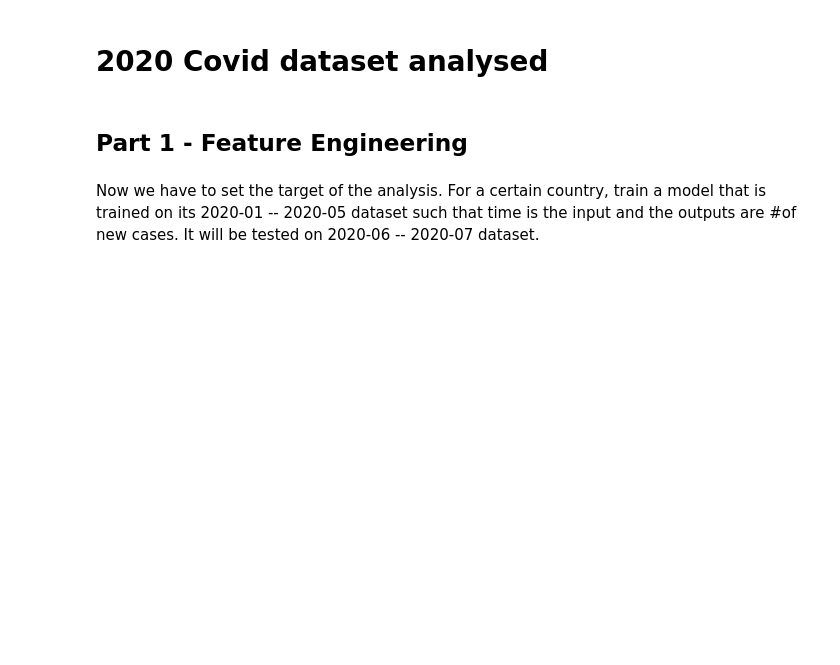
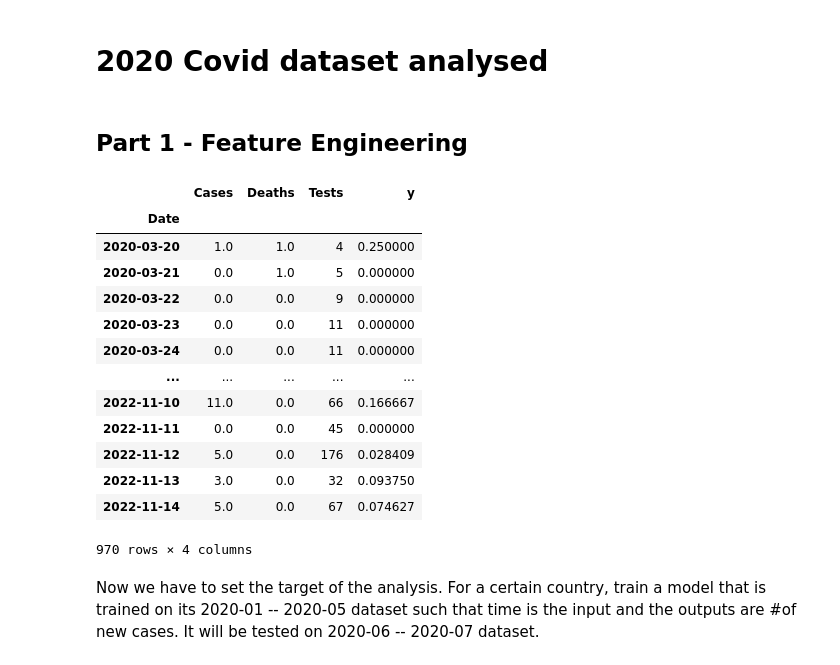
Before and after one commit to eduardburlacu/CERI_HackX, a Jupyter notebook: Covid_Cases_Predictor-main/Covid_Predictor_Main.ipynb, the cells around one changed output. Drawn from its saved outputs; the diff is of its cells as text; code cells hidden in the pictures; blank space fills up the shorter version.

```diff
--- a/Covid_Cases_Predictor-main/Covid_Predictor_Main.ipynb
+++ b/Covid_Cases_Predictor-main/Covid_Predictor_Main.ipynb
@@ -10,3 +26,20 @@ from tensorflow import keras
+# %%
+list_of_county[0][1]
+# %% [output]
+|  | Cases | Deaths | Tests | y |
+| Date |  |  |  |  |
+| 2020-03-20 | 1.0 | 1.0 | 4 | 0.250000 |
+| 2020-03-21 | 0.0 | 1.0 | 5 | 0.000000 |
+| 2020-03-22 | 0.0 | 0.0 | 9 | 0.000000 |
+| 2020-03-23 | 0.0 | 0.0 | 11 | 0.000000 |
+| 2020-03-24 | 0.0 | 0.0 | 11 | 0.000000 |
+| ... | ... | ... | ... | ... |
+| 2022-11-10 | 11.0 | 0.0 | 66 | 0.166667 |
+| 2022-11-11 | 0.0 | 0.0 | 45 | 0.000000 |
+| 2022-11-12 | 5.0 | 0.0 | 176 | 0.028409 |
+| 2022-11-13 | 3.0 | 0.0 | 32 | 0.093750 |
+| 2022-11-14 | 5.0 | 0.0 | 67 | 0.074627 |
+970 rows × 4 columns
 # %%
 df=pd.read_csv('full_grouped.csv').dropna().rename(columns={'Country/Region':'Country'})
 df['Date']=pd.to_datetime(df["Date"], format='%Y-%m-%d', errors= 'coerce')
```
Also changed, not shown: parts of 9 cells of this notebook.
